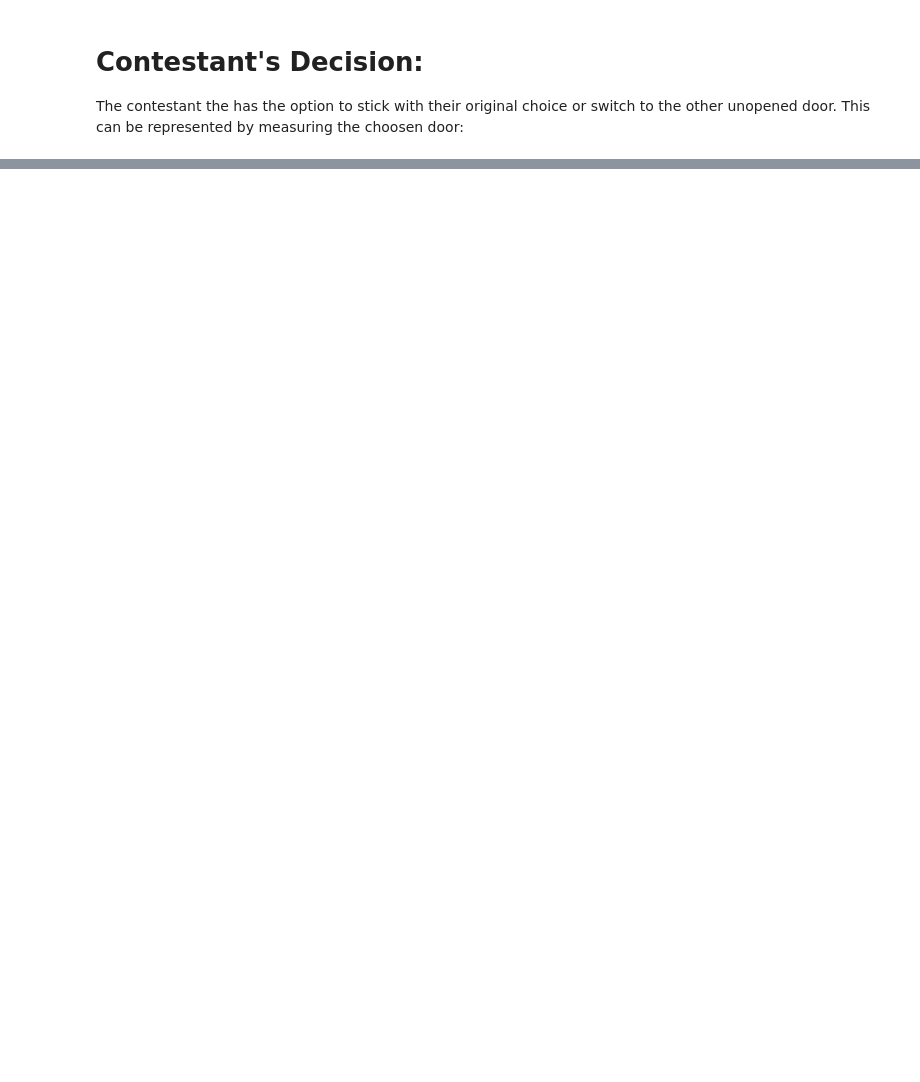
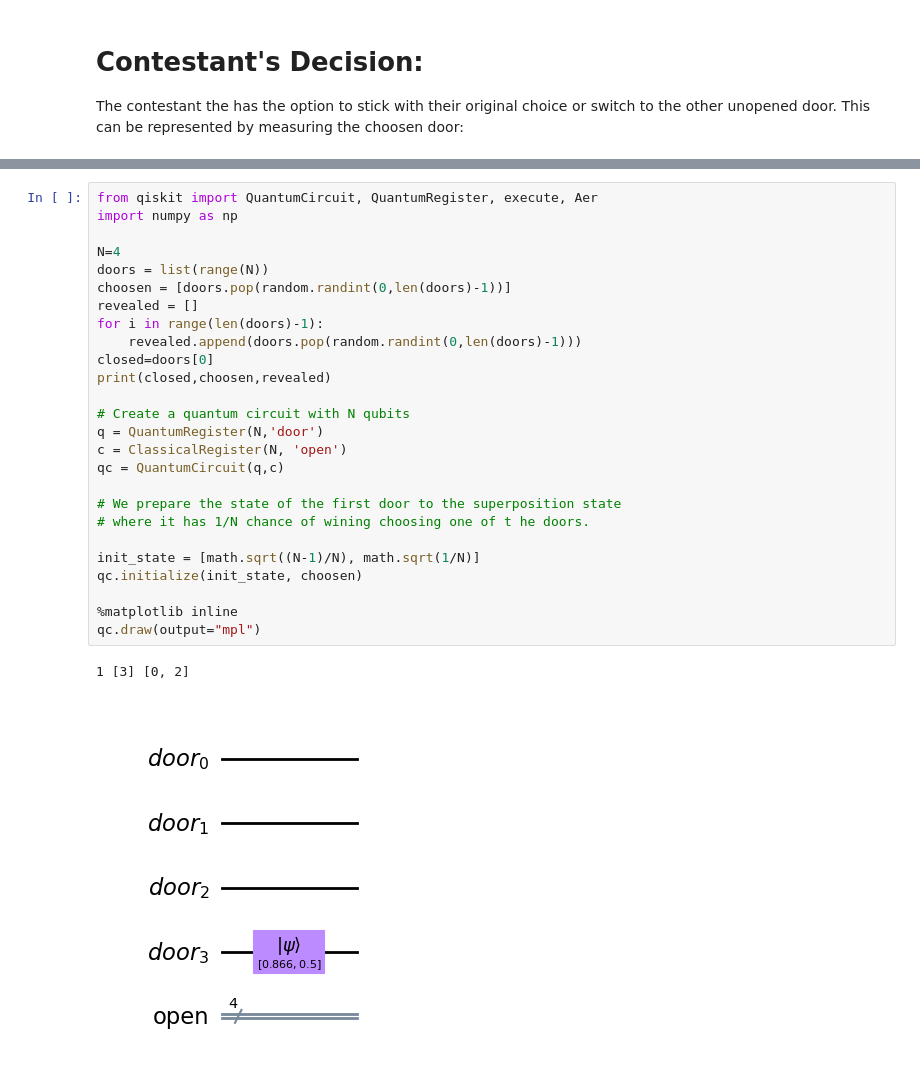
Before and after one commit to 2dholo/MontyHallQuantum, a Jupyter notebook: MontyHall.ipynb, the cells around one changed output, grey strips where cells are left out. Drawn from its saved outputs; the diff is of its cells as text; blank space fills up the shorter version.

Commit message:
Added the General N doors problem

```diff
--- a/MontyHall.ipynb
+++ b/MontyHall.ipynb
@@ -250,0 +260,29 @@ plot_histogram(counts, title="W_n-states Measurement")
+# %%
+from qiskit import QuantumCircuit, QuantumRegister, execute, Aer
+import numpy as np
+
+N=4
+doors = list(range(N))
+choosen = [doors.pop(random.randint(0,len(doors)-1))]
+revealed = []
+for i in range(len(doors)-1):
+    revealed.append(doors.pop(random.randint(0,len(doors)-1)))
+closed=doors[0]
+print(closed,choosen,revealed)
+
+# Create a quantum circuit with N qubits
+q = QuantumRegister(N,'door')
+c = ClassicalRegister(N, 'open')
+qc = QuantumCircuit(q,c)
+
+# We prepare the state of the first door to the superposition state
+# where it has 1/N chance of wining choosing one of t he doors.
+
+init_state = [math.sqrt((N-1)/N), math.sqrt(1/N)]
+qc.initialize(init_state, choosen)
+
+%matplotlib inline
+qc.draw(output="mpl")
+# %% [output]
+1 [3] [0, 2]
+[figure, added]
```
Also changed, not shown: parts of 25 cells of this notebook.
